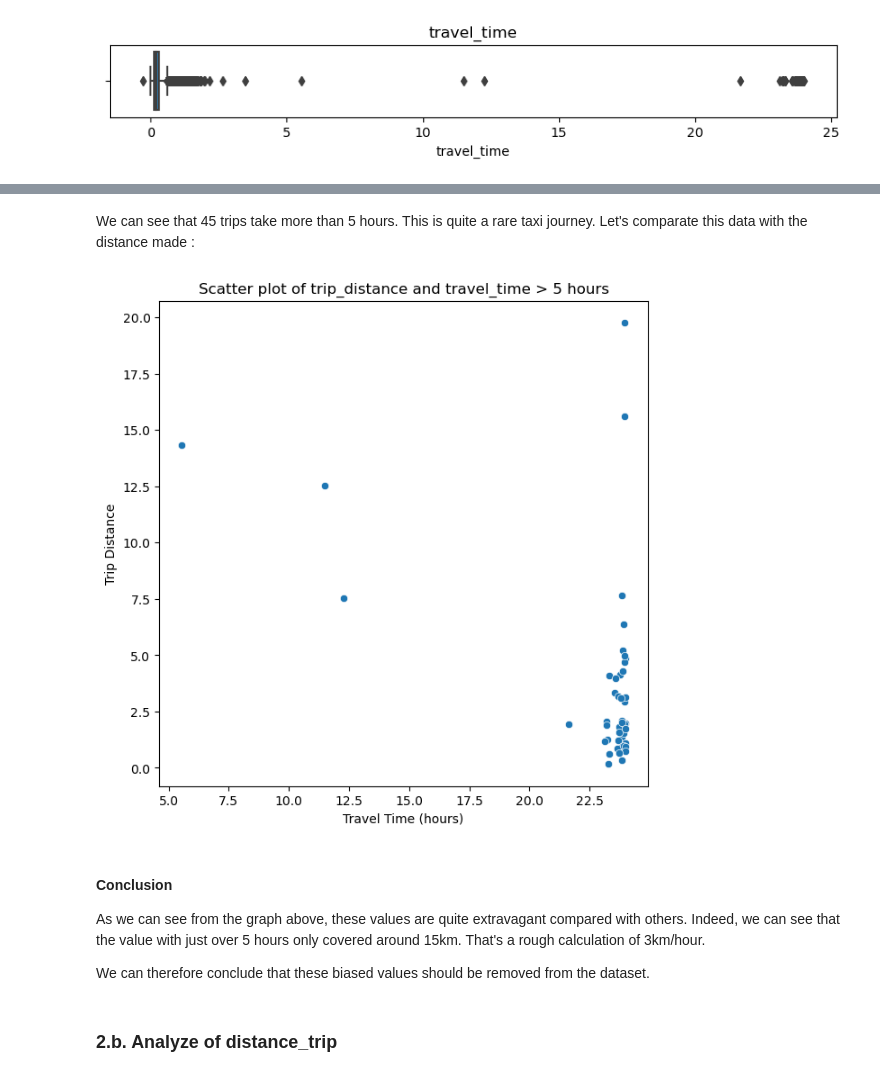
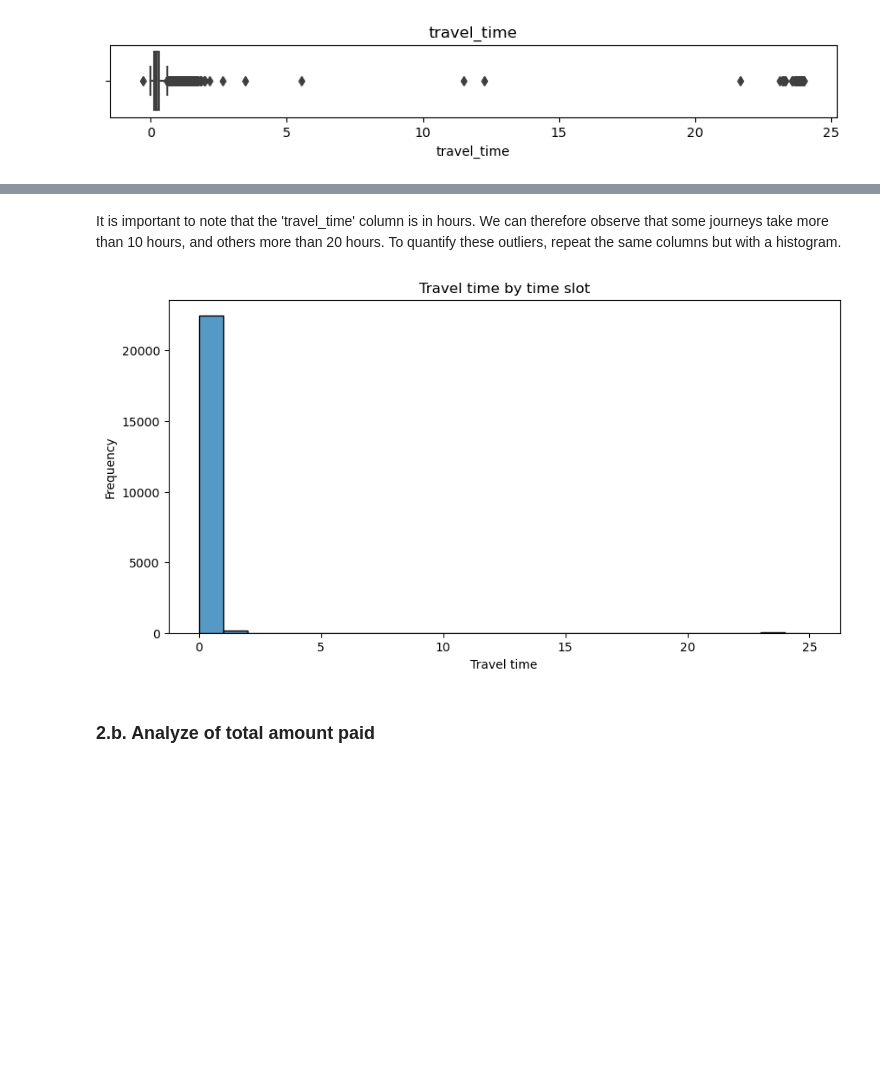
Before and after one commit to Alexandreroger/Myportfolio, a Jupyter notebook: Automatidata/2. EDA.ipynb, the cells around one changed output, grey strips where cells are left out. Saved outputs shown, nothing was run; the diff lists cells and outputs as text; code cells hidden in the pictures; blank space fills up the shorter version.

```diff
--- a/Automatidata/2. EDA.ipynb
+++ b/Automatidata/2. EDA.ipynb
@@ -71,18 +64,0 @@ Number of trips over 5 hours: 45
-# %% [markdown]
-We can see that 45 trips take more than 5 hours. This is quite a rare taxi journey. Let's comparate this data with the distance made :
-# %%
-filtered_df = df[df['travel_time'] > 5]
-
-plt.figure(figsize=(7,7))
-plt.title('Scatter plot of trip_distance and travel_time > 5 hours')
-sns.scatterplot(x=filtered_df['travel_time'], y=filtered_df['trip_distance'])
-plt.xlabel('Travel Time (hours)')
-plt.ylabel('Trip Distance')
-plt.show()
-# %% [output]
-[figure, removed]
-# %% [markdown]
-#### Conclusion
-As we can see from the graph above, these values are quite extravagant compared with others. Indeed, we can see that the value with just over 5 hours only covered around 15km. That's a rough calculation of 3km/hour.
-
-We can therefore conclude that these biased values should be removed from the dataset.
@@ -91,2 +65,14 @@ df2 = df[(df['travel_time'] >= 0) & (df['travel_time'] <= 5)]
+# %% [markdown]
+It is important to note that the 'travel_time' column is in hours. We can therefore observe that some journeys take more than 10 hours, and others more than 20 hours.
+To quantify these outliers, repeat the same columns but with a histogram.
+# %%
+plt.figure(figsize=(10,5))
+plt.title('Travel time by time slot')
+sns.histplot(df['travel_time'], bins=range(0,26,1))
+plt.xlabel('Travel time')
+plt.ylabel('Frequency')
+plt.show()
+# %% [output]
+[figure, added]
 # %% [markdown]
-### 2.b. Analyze of distance_trip
+### 2.b. Analyze of total amount paid
```
Also changed, not shown: parts of 20 cells of this notebook.
